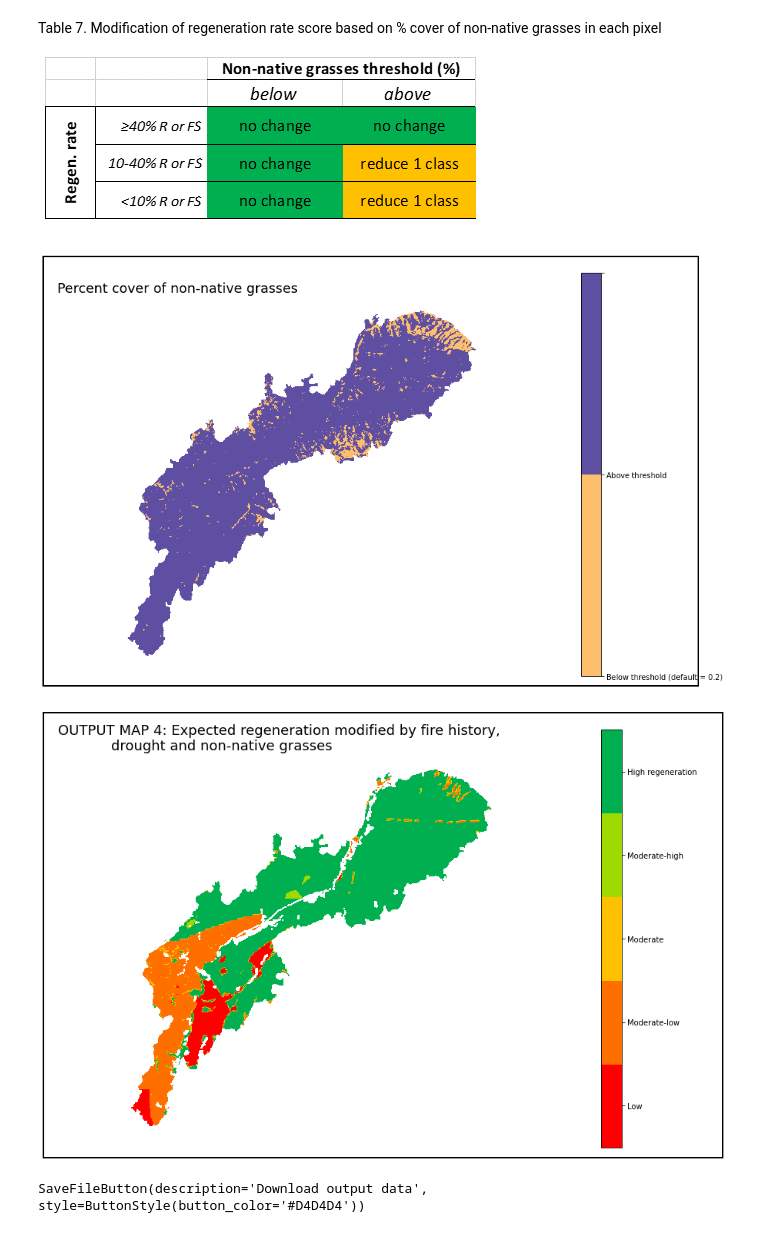
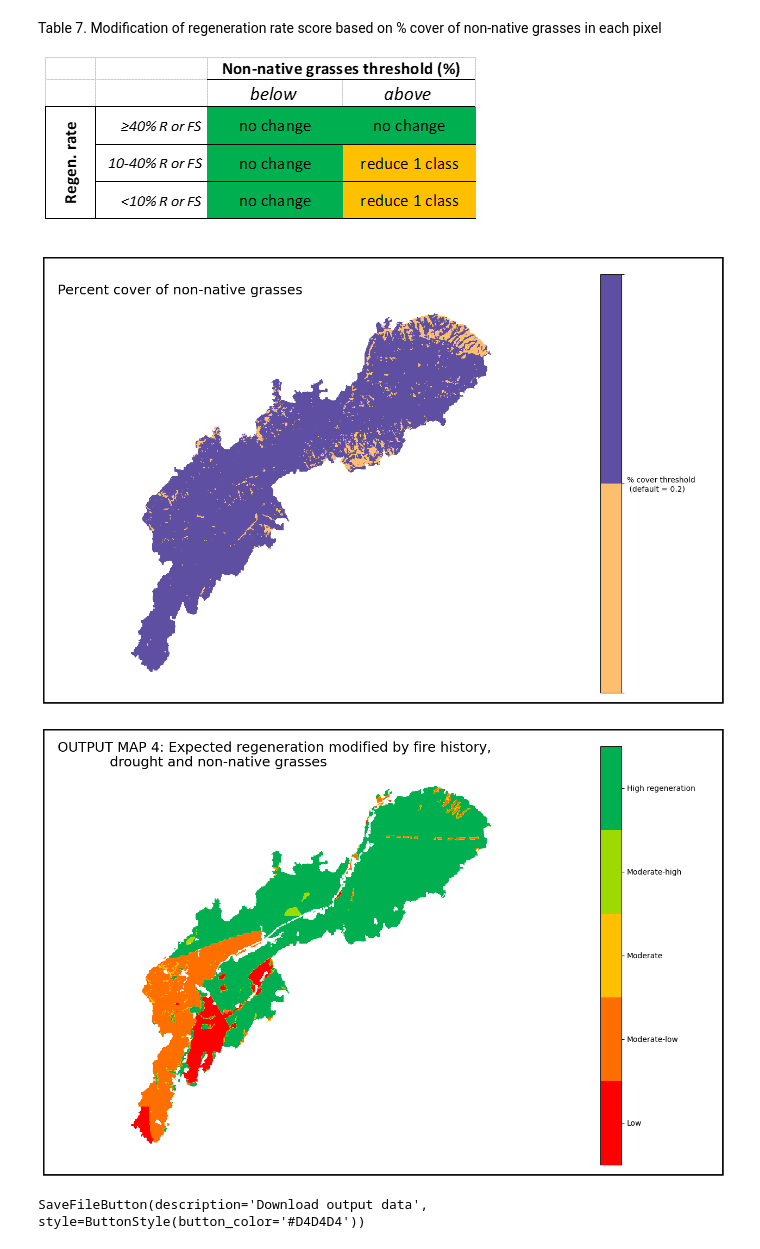
Before and after one commit to adhollander/postfire, a Jupyter notebook: PReP_Tool.ipynb, the cells around one changed output. Saved outputs shown, nothing was run; the diff lists cells and outputs as text; code cells hidden in the pictures.

```diff
--- a/PReP_Tool.ipynb
+++ b/PReP_Tool.ipynb
@@ -654,9 +657,10 @@ display(update1)
 # %%
 # Plot the vegetation x topography x aspect
 if vegmapwgt.value == 'Use WHR veg types x aspect x topography':
-    fvegarr = xr.open_rasterio(landscapewhrtoporast)
+    fvegarr = rioxarray.open_rasterio(landscapewhrtoporast)
 else:
-    fvegarr = xr.open_rasterio(landscapewhrrast)
+    fvegarr = rioxarray.open_rasterio(landscapewhrrast)
+currcrs = fvegarr.rio.crs
 fvegarr2 = xr.where(fvegarr == 255, np.nan, fvegarr)
 
 fvegarr2.attrs = fvegarr.attrs # keep the geography in place
@@ -908,7 +912,7 @@ Here we use a threshold of three or more fires in any given pixel in the 40 year
 For running the tool on fires after 2018, this attribute appears in the FRID spatial dataset (see Technical Guide). These data need to be copied to the directory labeled 'datasets'.
 # %%
 # plot of fire count
-fcxarr = xr.open_rasterio(firecountrast)
+fcxarr = rioxarray.open_rasterio(firecountrast)
 fcxarr2 = xr.where(fcxarr == 255, np.nan, fcxarr)
 fcxarr2.attrs = fcxarr.attrs
 fig, ax = plt.subplots(figsize=(15,8))
@@ -931,6 +935,6 @@ ax.set_axis_off();
 # %%
 # maybe plot this as well?
-tsfarr = xr.open_rasterio(timesincefirerast)
+tsfarr = rioxarray.open_rasterio(timesincefirerast)
 tsfarr2 = xr.where(tsfarr == 255, np.nan, tsfarr)
 tsfarr2.attrs = tsfarr.attrs
 # %% [markdown]
@@ -1338,7 +1342,7 @@ display(update5)
 ![Table7c.png](attachment:Table7c.png)
 # %%
 # plot expected regeneration with fire modified by drought and invasives
-herbrast = xr.open_rasterio(nonnativerast)
+herbrast = rioxarray.open_rasterio(nonnativerast)
 #herbrastthresh0 = xr.where(herbrast > 10 ,np.nan, herbrast)
 #herbrastthresh = xr.where(herbrastthresh0 > invasivethreshold, 0, 1)
 fig, ax = plt.subplots(figsize=(18,10))
@@ -1352,39 +1356,41 @@ nonnativeplot = ax.imshow(herbrast[0,], cmap=cmap,  norm=norm)
 #cbar = fig.colorbar(nonnativeplot, fraction=0.03, ticks=range(-10, 10), norm=norm)
 cbar = fig.colorbar(nonnativeplot, ticks=(-10, invasivethreshold, 10))
 
-herblabels = ['Below threshold (default = 0.2)', 'Above threshold']
+# herblabels = ['Below threshold (default = 0.2)', 'Above threshold', 'mystery label']
+herblabels = ['', '% cover threshold\n (default = 0.2)', '']
+
 cbar.ax.set_yticklabels(herblabels)
 #ax.set(title="OUTPUT MAP 4: Expected regeneration modified by fire history, drought and non-native grasses")
 autoAxis = ax.axis()
 rec = plt.Rectangle((autoAxis[0]-0.7,autoAxis[2]+15),(autoAxis[1]-autoAxis[0])+240,(autoAxis[3]-autoAxis[2])-40,fill=False,lw=2)
 rec = ax.add_patch(rec)
 rec.set_clip_on(False)
 ax.text(20,30, """Percent cover of non-native grasses""",  fontsize=18)
 ax.set_axis_off();
 
 
 
 
 invasivemr = invasivesmodifyrast(droughtmr, fvegarr2, herbrast, invasivethreshold)
 
 
 fig, ax = plt.subplots(figsize=(18,10))
 cmap = redorangegreencm
 cmap.set_over(alpha=0)
 invasivemrplot = ax.imshow(invasivemr[0,], cmap=cmap, vmin=0.5, vmax=5.5)
 cbar = fig.colorbar(invasivemrplot, fraction=0.03, ticks=range(1,6))
 cbar.ax.set_yticklabels(invroglabels)
 #ax.set(title="OUTPUT MAP 4: Expected regeneration modified by fire history, drought and non-native grasses")
 autoAxis = ax.axis()
 rec = plt.Rectangle((autoAxis[0]-0.7,autoAxis[2]+15),(autoAxis[1]-autoAxis[0])+240,(autoAxis[3]-autoAxis[2])-40,fill=False,lw=2)
 rec = ax.add_patch(rec)
 rec.set_clip_on(False)
 ax.text(20,30, """OUTPUT MAP 4: Expected regeneration modified by fire history,
             drought and non-native grasses""",  fontsize=18)
 ax.set_axis_off();
 # %% [output]
-[figure, old version]
+[figure, new version]
-[figure, old version]
+[figure, new version]
 # %%
 # download output data
 downloadwgt4 =  SaveFileButton(invasivemr)
```
Also changed, not shown: parts of 9 cells of this notebook, 3 other files.
